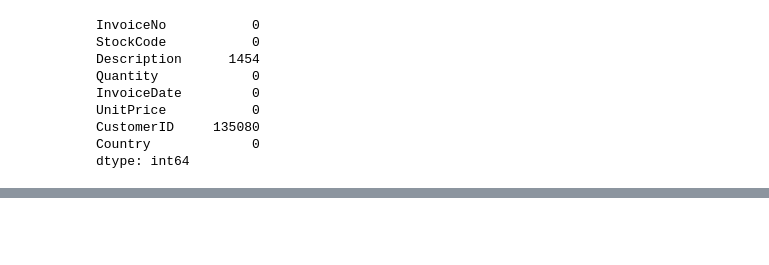
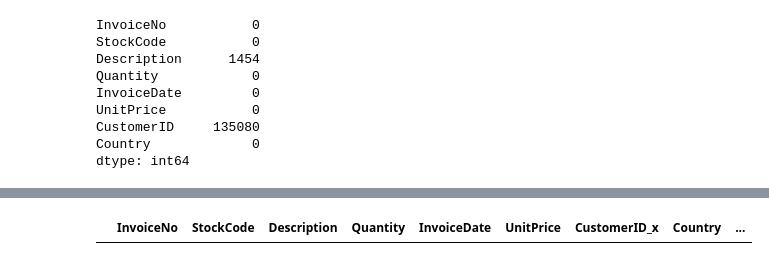
Before and after one commit to Krauser24816/Customer_Churn_and_Retention, a Jupyter notebook: Wrangling/Wrangling-1.ipynb, the cells around one changed output, grey strips where cells are left out. Drawn from its saved outputs; the diff is of its cells as text; code cells hidden in the pictures; blank space fills up the shorter version.

```diff
--- a/Wrangling/Wrangling-1.ipynb
+++ b/Wrangling/Wrangling-1.ipynb
@@ -102,0 +190,21 @@ dtype: int64
+# %%
+# Find rows where CustomerID is null
+null_customer_df = df[df["CustomerID"].isnull()].copy()
+
+# Columns to compare (excluding CustomerID)
+compare_cols = [col for col in df.columns if col != "CustomerID"]
+
+# Find rows where CustomerID exists
+non_null_customer_df = df[df["CustomerID"].notnull()].copy()
+
+# Merge to identify matching rows
+duplicate_like_nulls = null_customer_df.merge(
+    non_null_customer_df,
+    on=compare_cols,
+    how="inner"
+)
+
+# Display matching rows
+duplicate_like_nulls.head()
+# %% [output]
+|  | InvoiceNo | StockCode | Description | Quantity | InvoiceDate | UnitPrice | CustomerID_x | Country | ... |
```
Also changed, not shown: parts of 8 cells of this notebook, 1 other file.
